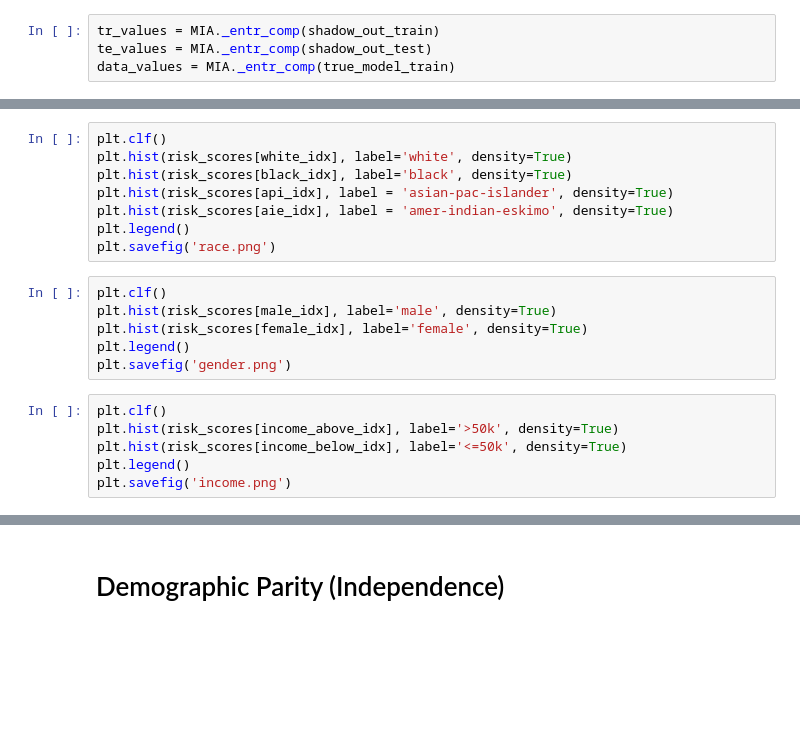
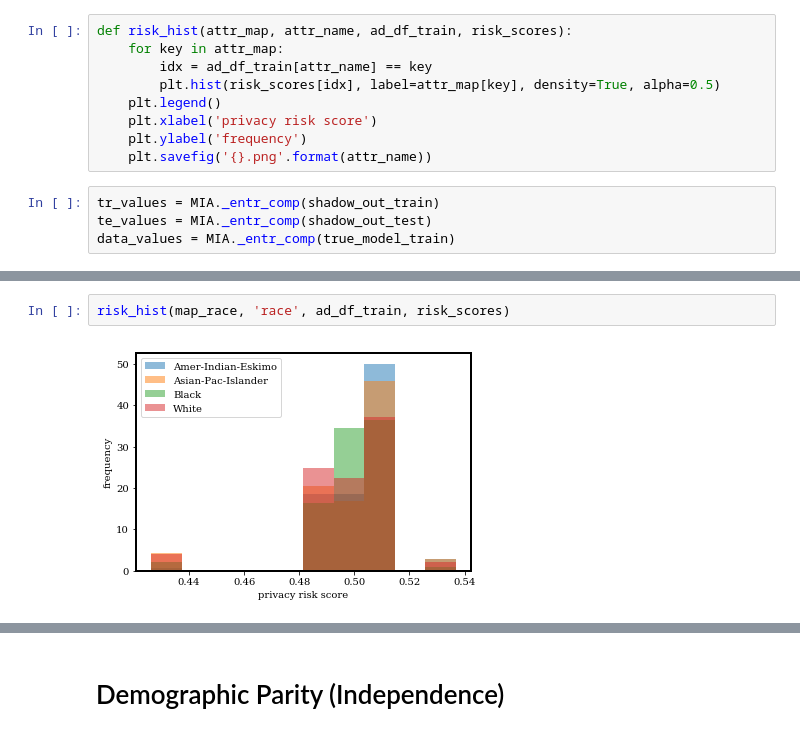
Before and after one commit to alaude1/fairness-mia, a Jupyter notebook: Experiments.ipynb, the cells around one changed output, grey strips where cells are left out. Saved outputs shown, nothing was run; the diff lists cells and outputs as text; blank space fills up the shorter version.

```diff
--- a/Experiments.ipynb
+++ b/Experiments.ipynb
@@ -193,3 +246,12 @@ from mia.privacy_risk_score_utils import calculate_risk_score
+# %%
+def risk_hist(attr_map, attr_name, ad_df_train, risk_scores):
+    for key in attr_map:
+        idx = ad_df_train[attr_name] == key
+        plt.hist(risk_scores[idx], label=attr_map[key], density=True, alpha=0.5)
+    plt.legend()
+    plt.xlabel('privacy risk score')
+    plt.ylabel('frequency')
+    plt.savefig('{}.png'.format(attr_name))
 # %%
 tr_values = MIA._entr_comp(shadow_out_train)
 te_values = MIA._entr_comp(shadow_out_test)
@@ -222,20 +267,4 @@ income_below_idx = ad_df_train['income-per-year'] == 0
-# %%
-plt.clf()
-plt.hist(risk_scores[white_idx], label='white', density=True)
-plt.hist(risk_scores[black_idx], label='black', density=True)
-plt.hist(risk_scores[api_idx], label = 'asian-pac-islander', density=True)
-plt.hist(risk_scores[aie_idx], label = 'amer-indian-eskimo', density=True)
-plt.legend()
-plt.savefig('race.png')
-# %%
-plt.clf()
-plt.hist(risk_scores[male_idx], label='male', density=True)
-plt.hist(risk_scores[female_idx], label='female', density=True)
-plt.legend()
-plt.savefig('gender.png')
-# %%
-plt.clf()
-plt.hist(risk_scores[income_above_idx], label='>50k', density=True)
-plt.hist(risk_scores[income_below_idx], label='<=50k', density=True)
-plt.legend()
-plt.savefig('income.png')
+# %%
+risk_hist(map_race, 'race', ad_df_train, risk_scores)
+# %% [output]
+[figure, added]
```
Also changed, not shown: parts of 84 cells of this notebook.
